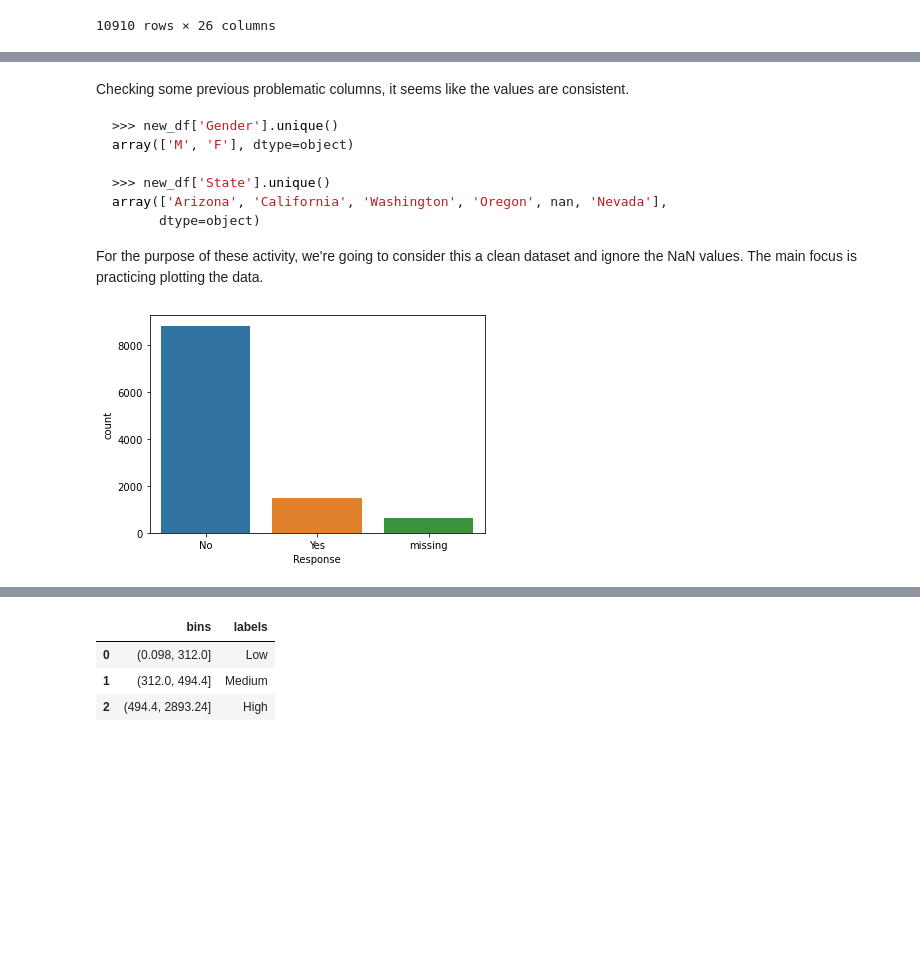
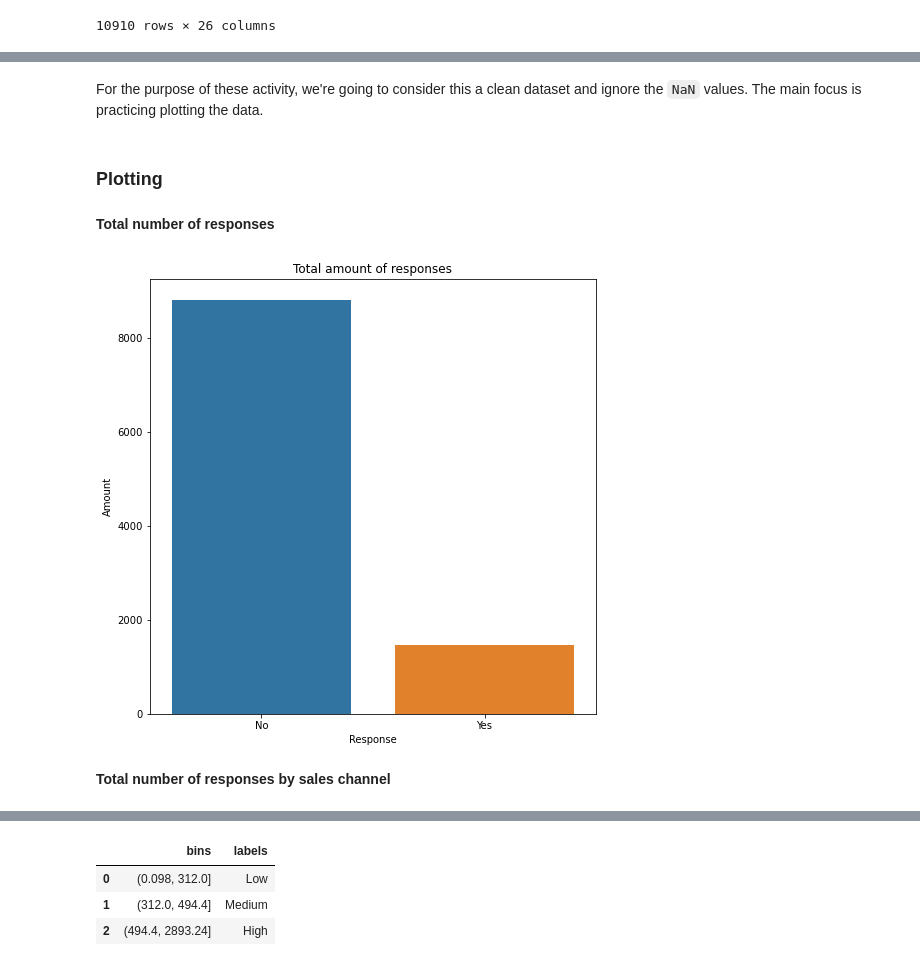
Before and after one commit to nelsonlage/Ironhack-labs, a Jupyter notebook: Customer_Analysis_Case_Study/Customer_Analysis.ipynb, the cells around one changed output, grey strips where cells are left out. Saved outputs shown, nothing was run; the diff lists cells and outputs as text; code cells hidden in the pictures; blank space fills up the shorter version.

````diff
--- a/Customer_Analysis_Case_Study/Customer_Analysis.ipynb
+++ b/Customer_Analysis_Case_Study/Customer_Analysis.ipynb
@@ -650,13 +669,2 @@ memory usage: 2.0+ MB
 # %% [markdown]
-<font face="Verdana">Checking some previous problematic columns, it seems like the values are consistent.
-
-```python
->>> new_df['Gender'].unique()
-array(['M', 'F'], dtype=object)
-
->>> new_df['State'].unique()
-array(['Arizona', 'California', 'Washington', 'Oregon', nan, 'Nevada'],
-      dtype=object)
-```
-
-<font face="Verdana">For the purpose of these activity, we're going to consider this a clean dataset and ignore the NaN values. The main focus is practicing plotting the data.
+<font face="Verdana">For the purpose of these activity, we're going to consider this a clean dataset and ignore the `NaN` values. The main focus is practicing plotting the data.
@@ -675,5 +671,12 @@ array(['Arizona', 'California', 'Washington', 'Oregon', nan, 'Nevada'],
+# %% [markdown]
+### <font face="Verdana">Plotting
+# %% [markdown]
+<font face="Verdana">**Total number of responses**
 # %%
+fig, ax = plt.subplots(1,1, figsize=(8,8))
 sns.countplot(x='Response', data=new_customer_data)
+ax.set_ylabel('Amount')
+ax.set_title('Total amount of responses')
 plt.show()
 # %% [output]
-[figure, old version]
+[figure, new version]
@@ -694 +683,3 @@ plt.show()
+# %% [markdown]
+<font face="Verdana">**Total number of responses by sales channel**
 # %%
````
Also changed, not shown: parts of 43 cells of this notebook, 1 other file.
